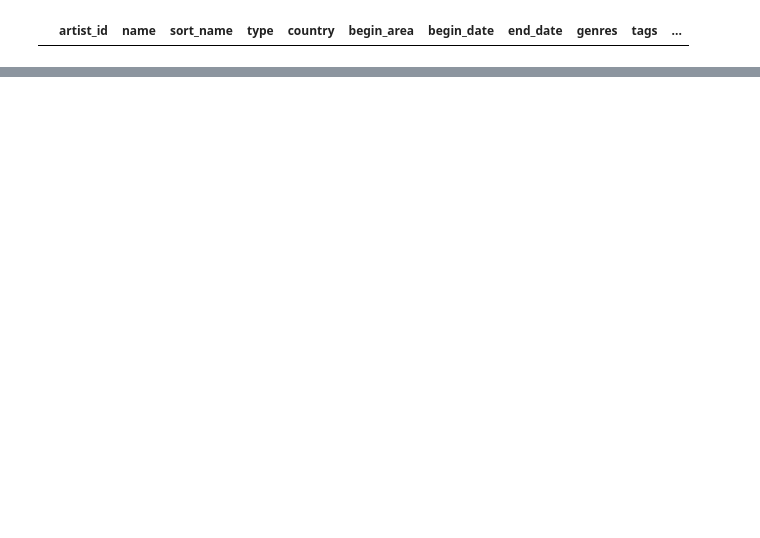
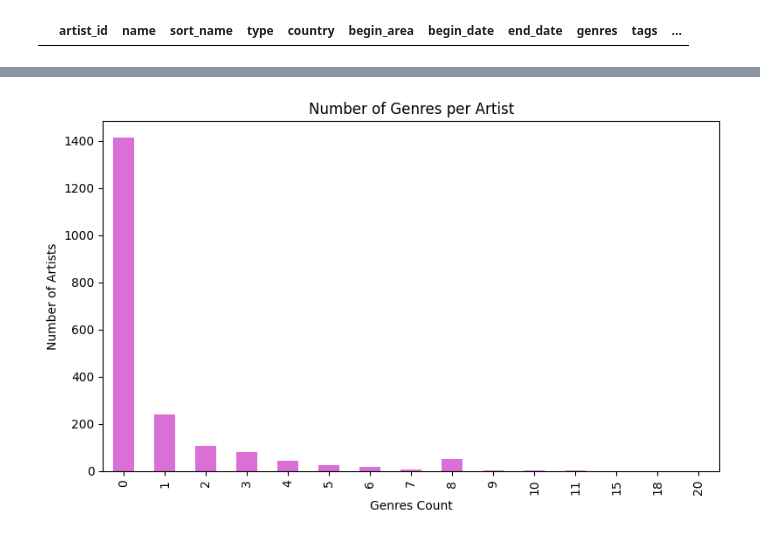
Before and after one commit to JuanDavidDazaR/workshop_2_etl_process_using_airflow, a Jupyter notebook: notebooks/004_eda_api.ipynb, the cells around one changed output, grey strips where cells are left out. Cells and saved outputs as stored; diff of their text form; code cells hidden in the pictures; blank space fills up the shorter version.

```diff
--- a/notebooks/004_eda_api.ipynb
+++ b/notebooks/004_eda_api.ipynb
@@ -231,0 +321,12 @@ plt.show()
+# %%
+df['num_genres'] = df['genres'].fillna('').apply(lambda x: len(x.split(',')) if x else 0)
+
+plt.figure(figsize=(8,5))
+df['num_genres'].value_counts().sort_index().plot(kind='bar', color='orchid')
+plt.title('Number of Genres per Artist')
+plt.xlabel('Genres Count')
+plt.ylabel('Number of Artists')
+plt.tight_layout()
+plt.show()
+# %% [output]
+[figure, added]
```
Also changed, not shown: parts of 43 cells of this notebook, 13 other files.
